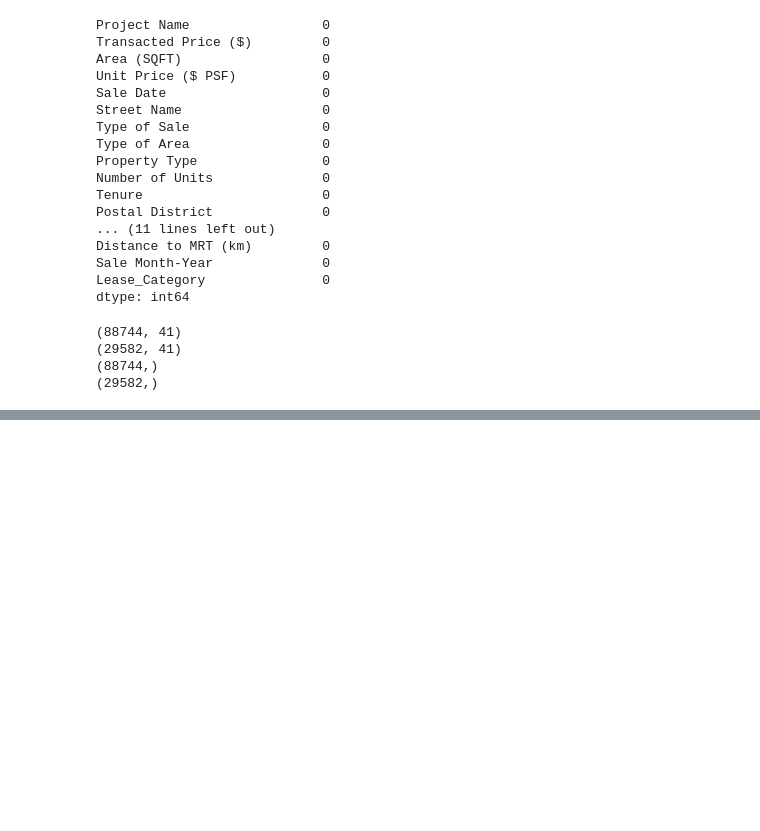
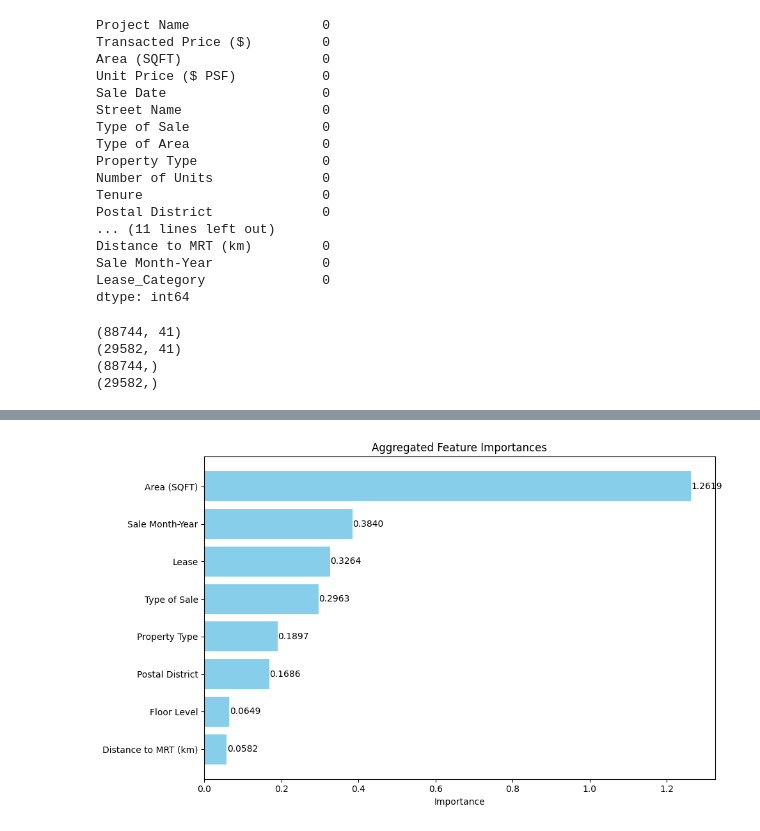
Before and after one commit to feliciahxy/SC1015-DSAI-project, a Jupyter notebook: ML Models/ANN.ipynb, the cells around one changed output, grey strips where cells are left out. Saved outputs shown, nothing was run; the diff lists cells and outputs as text; code cells hidden in the pictures; blank space fills up the shorter version.

```diff
--- a/ML Models/ANN.ipynb
+++ b/ML Models/ANN.ipynb
@@ -59,14 +60,24 @@ Sale Month-Year              0
 Lease_Category               0
 dtype: int64
 # %%
-df_features=['Area (SQFT)', 'Remaining Lease Years', 'Property Type', 'Postal District',
+# df_features=['Area (SQFT)', 'Remaining Lease Years', 'Property Type', 'Postal District',
+#             'Type of Sale', 'Floor Level', 'Sale Month-Year',  'Distance to MRT (km)']
+df_features=['Area (SQFT)', 'Lease_Category', 'Property Type', 'Postal District',
             'Type of Sale', 'Floor Level', 'Sale Month-Year',  'Distance to MRT (km)']
 X = df[df_features]
 y = df['Price'].values
-categorical_cols = ['Property Type', 'Postal District', 'Type of Sale', 'Floor Level', 'Sale Month-Year']
-numerical_cols = ['Area (SQFT)', 'Remaining Lease Years', 'Distance to MRT (km)' ]
+# categorical_cols = ['Property Type', 'Postal District', 'Type of Sale', 'Floor Level', 'Sale Month-Year']
+# numerical_cols = ['Area (SQFT)', 'Remaining Lease Years', 'Distance to MRT (km)' ]
+
+categorical_cols = ['Property Type', 'Postal District', 'Type of Sale', 'Floor Level', 'Sale Month-Year', 'Lease_Category']
+numerical_cols = ['Area (SQFT)', 'Distance to MRT (km)' ]
 
 X_encoded = pd.get_dummies(X[categorical_cols], drop_first=True)
+
+scaler = StandardScaler()
+X_numerical_scaled = scaler.fit_transform(X[numerical_cols])
+X_numerical_df = pd.DataFrame(X_numerical_scaled, columns=numerical_cols)
+X_final = pd.concat([X_numerical_df, X_encoded], axis=1)
 X_final = pd.concat([X[numerical_cols], X_encoded], axis=1)
 
 x_train, x_test, y_train, y_test = train_test_split(X_final, y, test_size=0.25, random_state=40)
@@ -189,0 +97,75 @@ plt.show()
+# %%
+# Define model builder
+model=Sequential()
+model.add(Dense(64, activation='relu'))
+model.add(Dense(64, activation='relu'))
+model.add(Dense(64, activation='relu'))
+model.add(Dense(64, activation='relu'))
+model.add(Dense(1))
+model.compile(optimizer='adam',loss='mse')
+model_result = model.fit(x_train, y_train, epochs=200)
+
+class KerasModelWrapper:
+    def __init__(self, model):
+        self.model = model
+
+    def fit(self, X, y):
+        pass  # already trained outside
+
+    def predict(self, X):
+        return self.model.predict(X).flatten()
+
+    def score(self, X, y):
+        y_pred = self.predict(X)
+        return r2_score(y, y_pred)
+
+wrapped_model = KerasModelWrapper(model)
+
+# Now use sklearn's permutation importance
+result = permutation_importance(wrapped_model, x_test, y_test, n_repeats=10, random_state=42)
+
+# Sort and print feature importances
+sorted_idx = result.importances_mean.argsort()[::-1]
+
+print("Feature importances (descending):\n")
+feature_names = X_final.columns  # or x_train_df.columns if you still have the original DataFrame
+
+# 2. Map each one-hot encoded column back to its base category
+grouped_importances = defaultdict(float)
+
+for i, col in enumerate(feature_names):
+    # Split by underscore only if it's one-hot encoded
+    if '_' in col:
+        base_feature = col.split('_')[0]
+    else:
+        base_feature = col  # numerical feature (not one-hot encoded)
+
+    grouped_importances[base_feature] += result.importances_mean[i]
+
+# 3. Sort and print the aggregated importances
+sorted_importances = sorted(grouped_importances.items(), key=lambda x: x[1], reverse=True)
+
+print("Aggregated Feature Importances:\n")
+for feature, importance in sorted_importances:
+    print(f"{feature}: {importance:.6f}")
+
+features, importances = zip(*sorted_importances)
+
+# Plot
+plt.figure(figsize=(10, 6))
+bars = plt.barh(features, importances, color='skyblue')
+plt.xlabel("Importance")
+plt.title("Aggregated Feature Importances")
+plt.gca().invert_yaxis()  # Highest importance on top
+
+# Add value labels to each bar
+for bar in bars:
+    width = bar.get_width()
+    plt.text(width + 0.001,  # slight offset to the right of the bar
+             bar.get_y() + bar.get_height() / 2,
+             f"{width:.4f}",
+             va='center')
+
+plt.tight_layout()
+plt.show()
+# %% [output]
@@ -189,0 +189 @@ plt.show()
+[figure, added]
```
Also changed, not shown: parts of 12 cells of this notebook.
